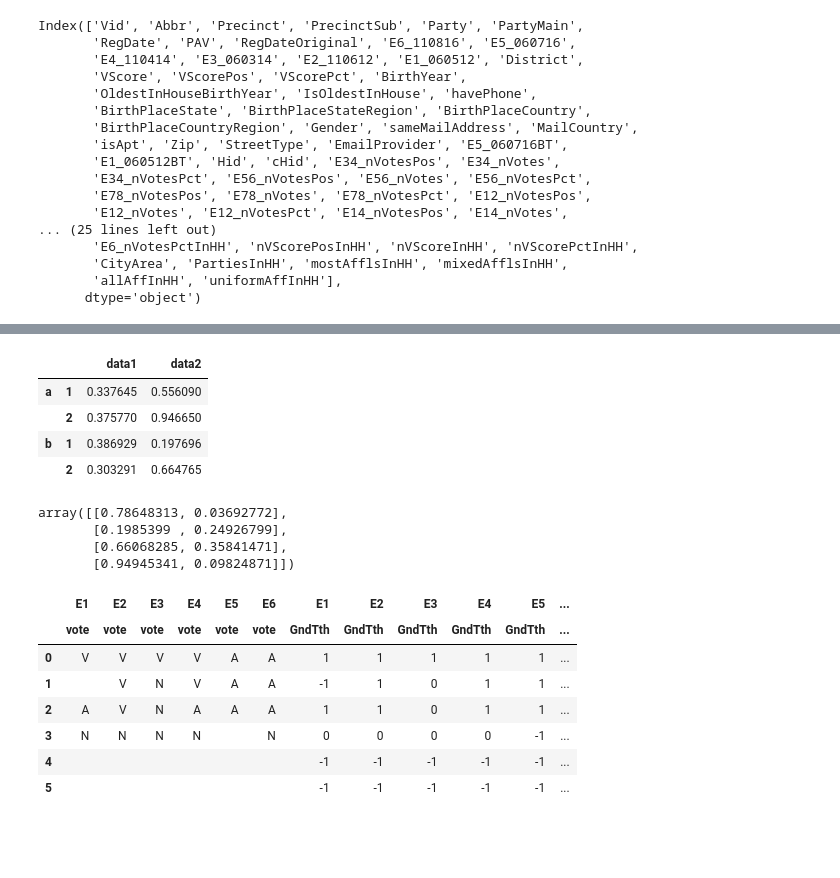
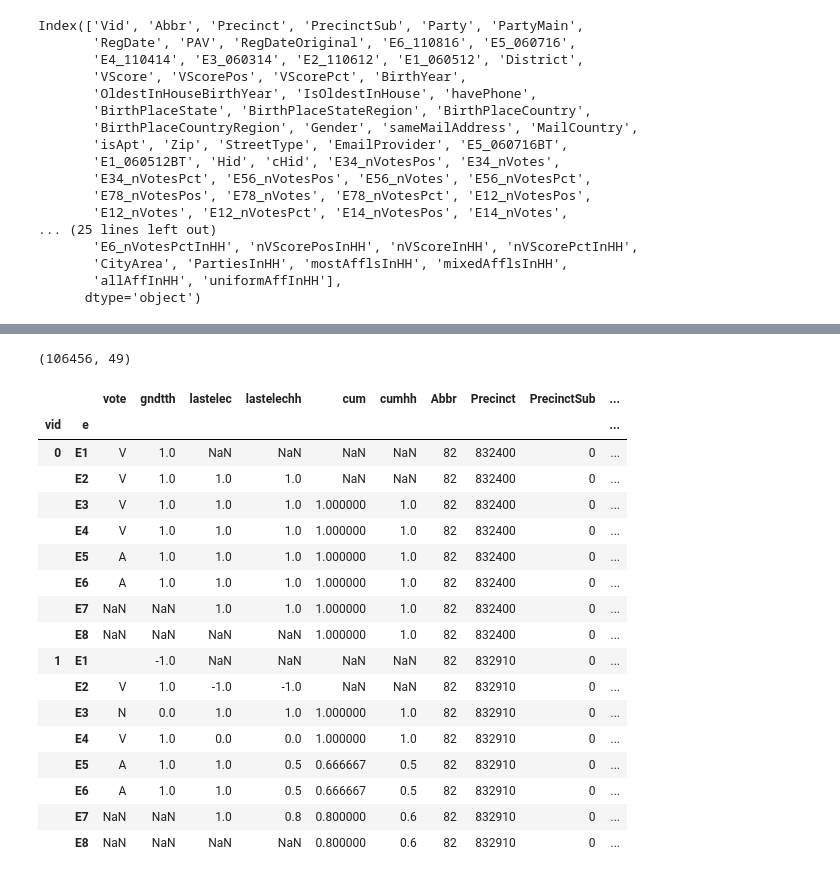
Before and after one commit to alsnkline/LocalVoters, a Jupyter notebook: 18_Modeling_working.ipynb, the cells around one changed output, grey strips where cells are left out. Saved outputs shown, nothing was run; the diff lists cells and outputs as text; code cells hidden in the pictures; blank space fills up the shorter version.

Commit message:
Data into shape

```diff
--- a/18_Modeling_working.ipynb
+++ b/18_Modeling_working.ipynb
@@ -66,0 +80,4 @@ dfw
+# %%
+cols = e_cols+gdt_cols+nvp_cols+nvphh_cols+cv_cols+cvhh_cols
+dfw = voters.loc[:,cols+data_cols]
+dfw.iloc[:5,5:15]
@@ -116,6 +132,18 @@ ustk_e = pd.DataFrame(dfw_elecs.unstack(level=1))
 ustk_e.columns = ['vote']
 ustk_g = pd.DataFrame(dfw_gdt.unstack(level=1))
 ustk_g.columns = ['gndtth']
+ustk_l = pd.DataFrame(dfw_nvp.unstack(level=1))
+ustk_l.columns = ['lastelec']
+ustk_lhh = pd.DataFrame(dfw_nvphh.unstack(level=1))
+ustk_lhh.columns = ['lastelechh']
+ustk_r = pd.DataFrame(dfw_cv.unstack(level=1))
+ustk_r.columns = ['cum']
+ustk_rhh = pd.DataFrame(dfw_cvhh.unstack(level=1))
+ustk_rhh.columns = ['cumhh']
 #display(ustk_e)
 #display(ustk_g)
-ustk_e.join(ustk_g).join(dfw_data)
+
+# combining the various reshaped election tables and the person data
+data = ustk_e.join([ustk_g, ustk_l, ustk_lhh, ustk_r, ustk_rhh])\
+            .join(dfw_data).reorder_levels([1,0]).sort_index(level=0)
+data.index.levels[1].name = 'e'
@@ -275,5 +149,0 @@ MultiIndex(levels=[['E1', 'E2', 'E3', 'E4', 'E5', 'E6'], ['E1_060512', 'E1_GndTt
-# %%
-data = np.round(np.random.randn(4, 6), 1)
-data[:, ::2] *= 10
-data += 37
-data
@@ -285,31 +150,23 @@ array([[31. , 36.7, 39. , 36.4, 24. , 37.5],
-# %%
-mul_df_ex = pd.DataFrame(np.random.rand(4, 2),
-                  index=[['a', 'a', 'b', 'b'], [1, 2, 1, 2]],
-                  columns=['data1', 'data2'])
-mul_df_ex
-# %% [output]
-|  |  | data1 | data2 |
-| a | 1 | 0.337645 | 0.556090 |
-|  | 2 | 0.375770 | 0.946650 |
-| b | 1 | 0.386929 | 0.197696 |
-|  | 2 | 0.303291 | 0.664765 |
-# %%
-np.random.rand(4, 2)
-# %% [output]
-array([[0.78648313, 0.03692772],
-       [0.1985399 , 0.24926799],
-       [0.66068285, 0.35841471],
-       [0.94945341, 0.09824871]])
-# %%
-mul_dfw = pd.DataFrame(dfw_elecs.values,
-                        columns=[elecs+elecs, ['vote']*6 +['GndTth']*6])
-mul_dfw
-# %% [output]
-|  | E1 | E2 | E3 | E4 | E5 | E6 | E1 | E2 | E3 | E4 | E5 | ... |
-|  | vote | vote | vote | vote | vote | vote | GndTth | GndTth | GndTth | GndTth | GndTth | ... |
-| 0 | V | V | V | V | A | A | 1 | 1 | 1 | 1 | 1 | ... |
-| 1 |  | V | N | V | A | A | -1 | 1 | 0 | 1 | 1 | ... |
-| 2 | A | V | N | A | A | A | 1 | 1 | 0 | 1 | 1 | ... |
-| 3 | N | N | N | N |  | N | 0 | 0 | 0 | 0 | -1 | ... |
-| 4 |  |  |  |  |  |  | -1 | -1 | -1 | -1 | -1 | ... |
-| 5 |  |  |  |  |  |  | -1 | -1 | -1 | -1 | -1 | ... |
+# %%
+print(data.shape)
+data.iloc[:16,:14]
+# %% [output]
+(106456, 49)
+|  |  | vote | gndtth | lastelec | lastelechh | cum | cumhh | Abbr | Precinct | PrecinctSub | ... |
+| vid | e |  |  |  |  |  |  |  |  |  | ... |
+| 0 | E1 | V | 1.0 | NaN | NaN | NaN | NaN | 82 | 832400 | 0 | ... |
+|  | E2 | V | 1.0 | 1.0 | 1.0 | NaN | NaN | 82 | 832400 | 0 | ... |
+|  | E3 | V | 1.0 | 1.0 | 1.0 | 1.000000 | 1.0 | 82 | 832400 | 0 | ... |
+|  | E4 | V | 1.0 | 1.0 | 1.0 | 1.000000 | 1.0 | 82 | 832400 | 0 | ... |
+|  | E5 | A | 1.0 | 1.0 | 1.0 | 1.000000 | 1.0 | 82 | 832400 | 0 | ... |
+|  | E6 | A | 1.0 | 1.0 | 1.0 | 1.000000 | 1.0 | 82 | 832400 | 0 | ... |
+|  | E7 | NaN | NaN | 1.0 | 1.0 | 1.000000 | 1.0 | 82 | 832400 | 0 | ... |
+|  | E8 | NaN | NaN | NaN | NaN | 1.000000 | 1.0 | 82 | 832400 | 0 | ... |
+| 1 | E1 |  | -1.0 | NaN | NaN | NaN | NaN | 82 | 832910 | 0 | ... |
+|  | E2 | V | 1.0 | -1.0 | -1.0 | NaN | NaN | 82 | 832910 | 0 | ... |
+|  | E3 | N | 0.0 | 1.0 | 1.0 | 1.000000 | 1.0 | 82 | 832910 | 0 | ... |
+|  | E4 | V | 1.0 | 0.0 | 0.0 | 1.000000 | 1.0 | 82 | 832910 | 0 | ... |
+|  | E5 | A | 1.0 | 1.0 | 0.5 | 0.666667 | 0.5 | 82 | 832910 | 0 | ... |
+|  | E6 | A | 1.0 | 1.0 | 0.5 | 0.666667 | 0.5 | 82 | 832910 | 0 | ... |
+|  | E7 | NaN | NaN | 1.0 | 0.8 | 0.800000 | 0.6 | 82 | 832910 | 0 | ... |
+|  | E8 | NaN | NaN | NaN | NaN | 0.800000 | 0.6 | 82 | 832910 | 0 | ... |
```
Also changed, not shown: parts of 31 cells of this notebook, 3 other files.
